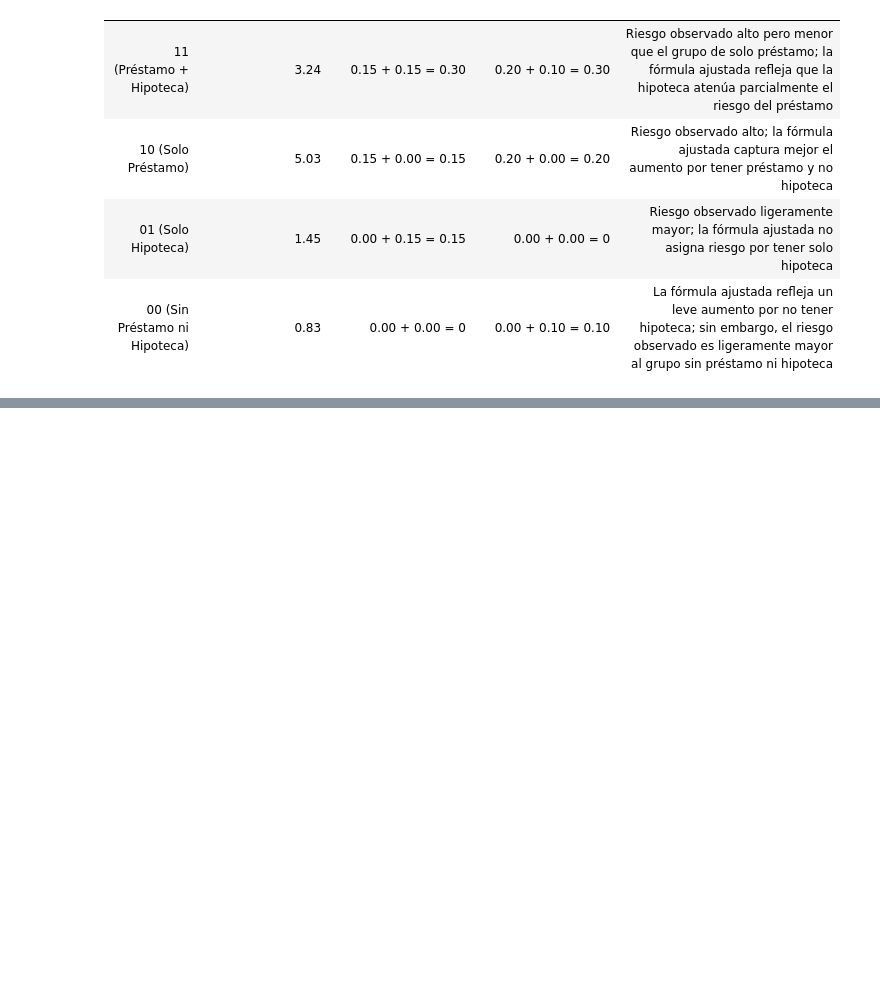
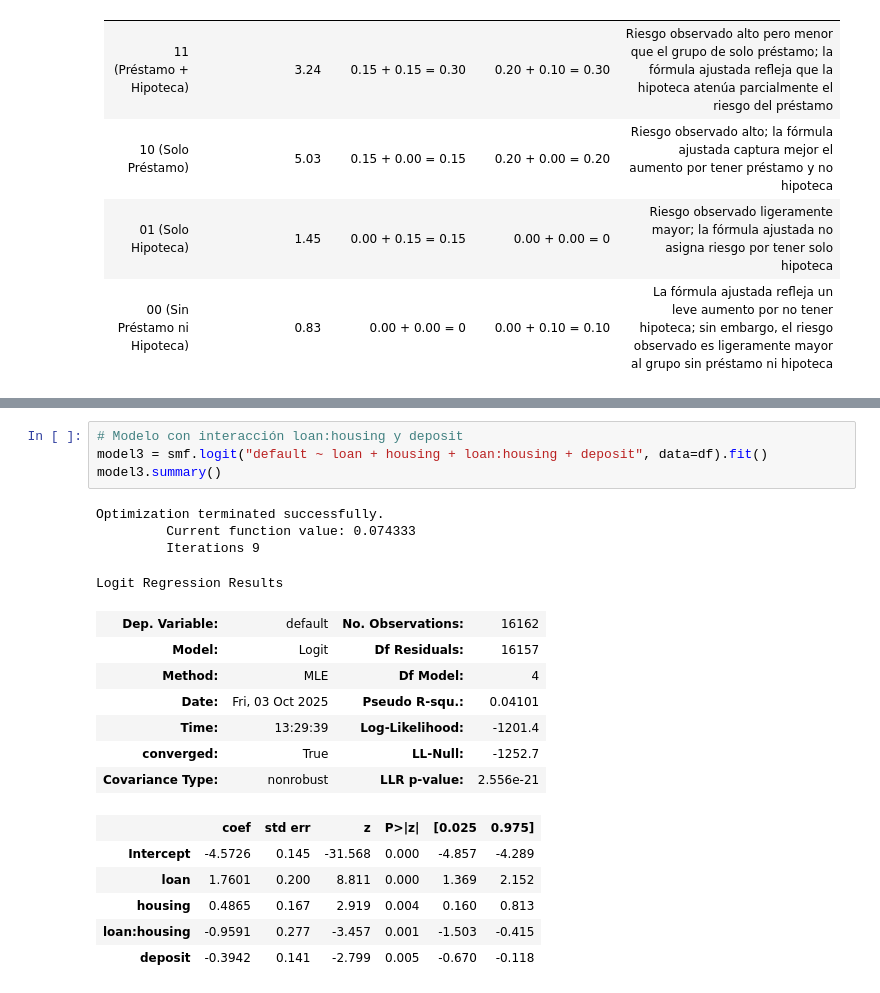
Before and after one commit to Lambda-14/Sim-Empresa, a Jupyter notebook: Equip_16/Borrador/Finanzas y riesgo crediticio/banca_22.09_finanzas.ipynb, the cells around one changed output, grey strips where cells are left out. Cells and saved outputs as stored; diff of their text form; blank space fills up the shorter version.

```diff
--- a/Equip_16/Borrador/Finanzas y riesgo crediticio/banca_22.09_finanzas.ipynb
+++ b/Equip_16/Borrador/Finanzas y riesgo crediticio/banca_22.09_finanzas.ipynb
@@ -359,3 +346,25 @@ Logit Regression Results
 | loan | 1.8514 | 0.197 | 9.387 | 0.000 | 1.465 | 2.238 |
 | housing | 0.5707 | 0.164 | 3.479 | 0.001 | 0.249 | 0.892 |
 | loan:housing | -1.0309 | 0.276 | -3.732 | 0.000 | -1.572 | -0.490 |
+# %%
+# Modelo con interacción loan:housing y deposit
+model3 = smf.logit("default ~ loan + housing + loan:housing + deposit", data=df).fit()
+model3.summary()
+# %% [output]
+Optimization terminated successfully.
+         Current function value: 0.074333
+         Iterations 9
+Logit Regression Results
+| Dep. Variable: | default | No. Observations: | 16162 |
+| Model: | Logit | Df Residuals: | 16157 |
+| Method: | MLE | Df Model: | 4 |
+| Date: | Fri, 03 Oct 2025 | Pseudo R-squ.: | 0.04101 |
+| Time: | 13:29:39 | Log-Likelihood: | -1201.4 |
+| converged: | True | LL-Null: | -1252.7 |
+| Covariance Type: | nonrobust | LLR p-value: | 2.556e-21 |
+|  | coef | std err | z | P>|z| | [0.025 | 0.975] |
+| Intercept | -4.5726 | 0.145 | -31.568 | 0.000 | -4.857 | -4.289 |
+| loan | 1.7601 | 0.200 | 8.811 | 0.000 | 1.369 | 2.152 |
+| housing | 0.4865 | 0.167 | 2.919 | 0.004 | 0.160 | 0.813 |
+| loan:housing | -0.9591 | 0.277 | -3.457 | 0.001 | -1.503 | -0.415 |
+| deposit | -0.3942 | 0.141 | -2.799 | 0.005 | -0.670 | -0.118 |
```
Also changed, not shown: parts of 7 cells of this notebook.
